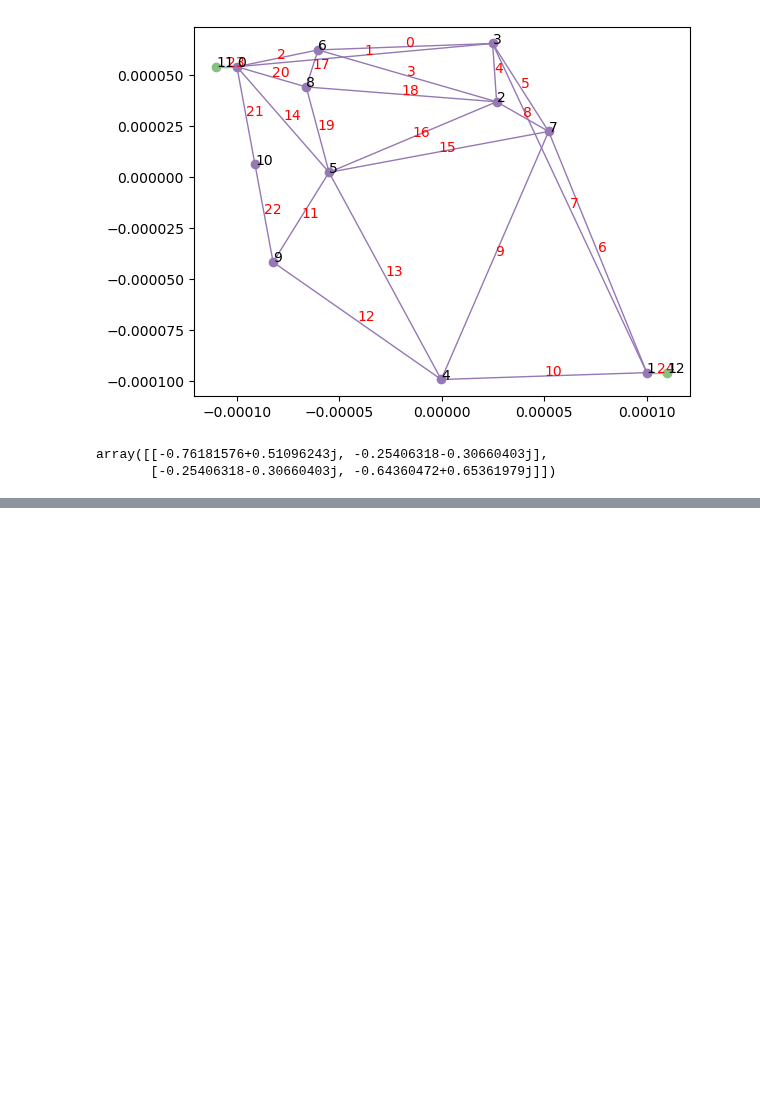
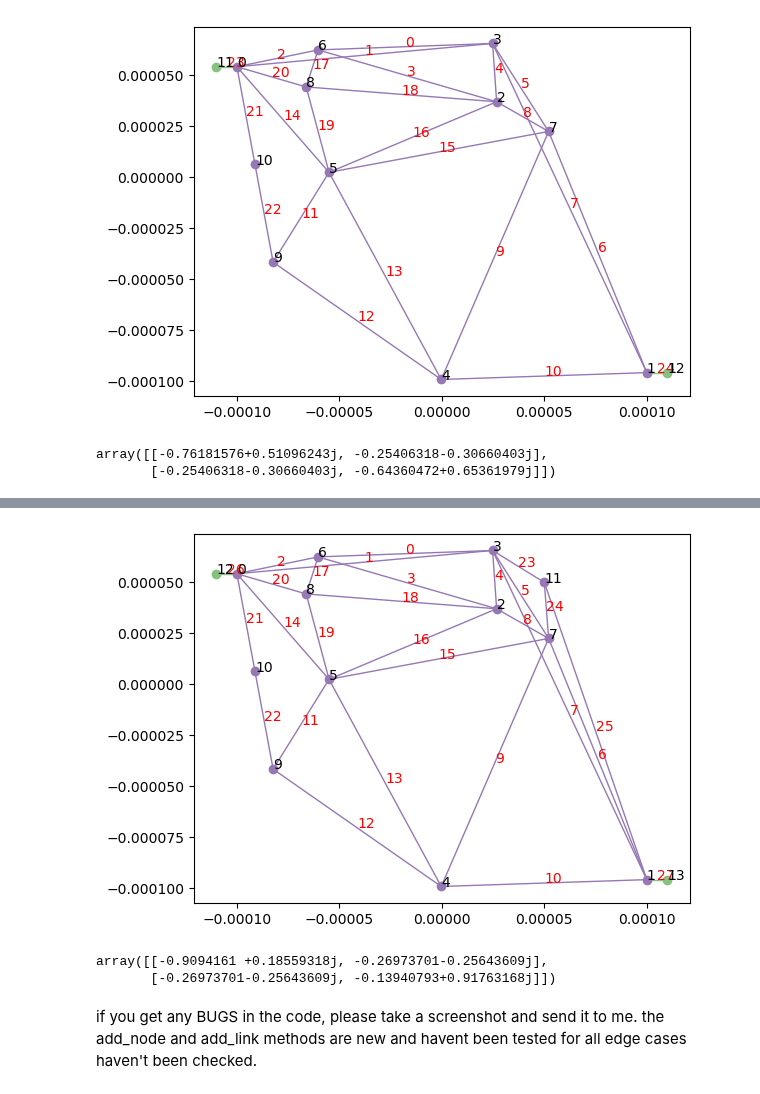
Before and after one commit to Optical-Theory-Group/networklibrary, a Jupyter notebook: examples/network_basics.ipynb, the cells around one changed output, grey strips where cells are left out. Saved outputs shown, nothing was run; the diff lists cells and outputs as text; code cells hidden in the pictures; blank space fills up the shorter version.

```diff
--- a/examples/network_basics.ipynb
+++ b/examples/network_basics.ipynb
@@ -233,0 +253,21 @@ array([[-0.76181576+0.51096243j, -0.25406318-0.30660403j],
+# %%
+""" To add a new link between two nodes, use the network.add_link method,
+    provide a list of tuples, where each tuple contains the indices of the two nodes to be connected.
+
+    (node_1_index, node_2_index), to be safe, provide them in a sorted manner. node_2_index > node_1_index
+    """
+network.add_link([(1,11)])
+# %%
+network.draw(show_indices=True)
+
+""" We see that the new link was added between node 11 and node 1"""
+# %% [output]
+[figure, added]
+# %%
+# Checking if the new link is added correctly.
+network.get_S_ee(6.28e6)
+# %% [output]
+array([[-0.9094161 +0.18559318j, -0.26973701-0.25643609j],
+       [-0.26973701-0.25643609j, -0.13940793+0.91763168j]])
+# %% [markdown]
+if you get any BUGS in the code, please take a screenshot and send it to me. the add_node and add_link methods are new and havent been tested for all edge cases haven't been checked.
```
Also changed, not shown: parts of 4 cells of this notebook, 2 other files.
